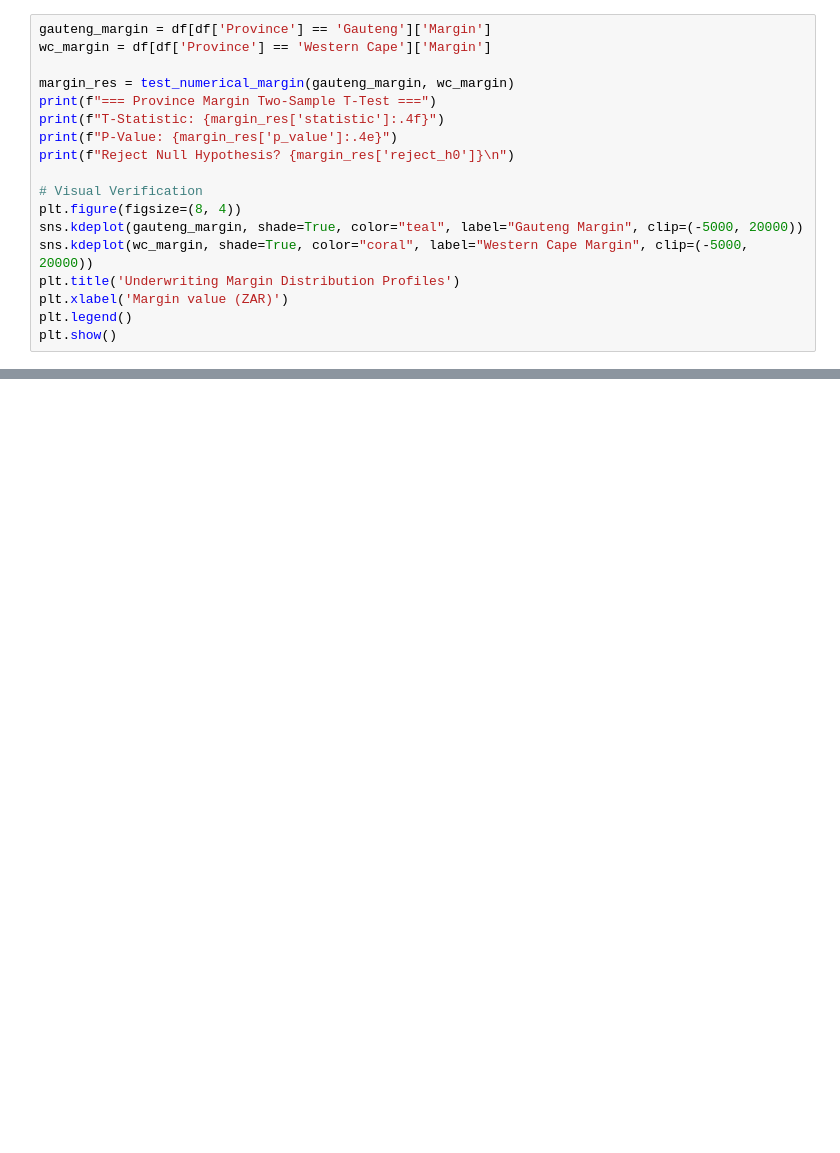
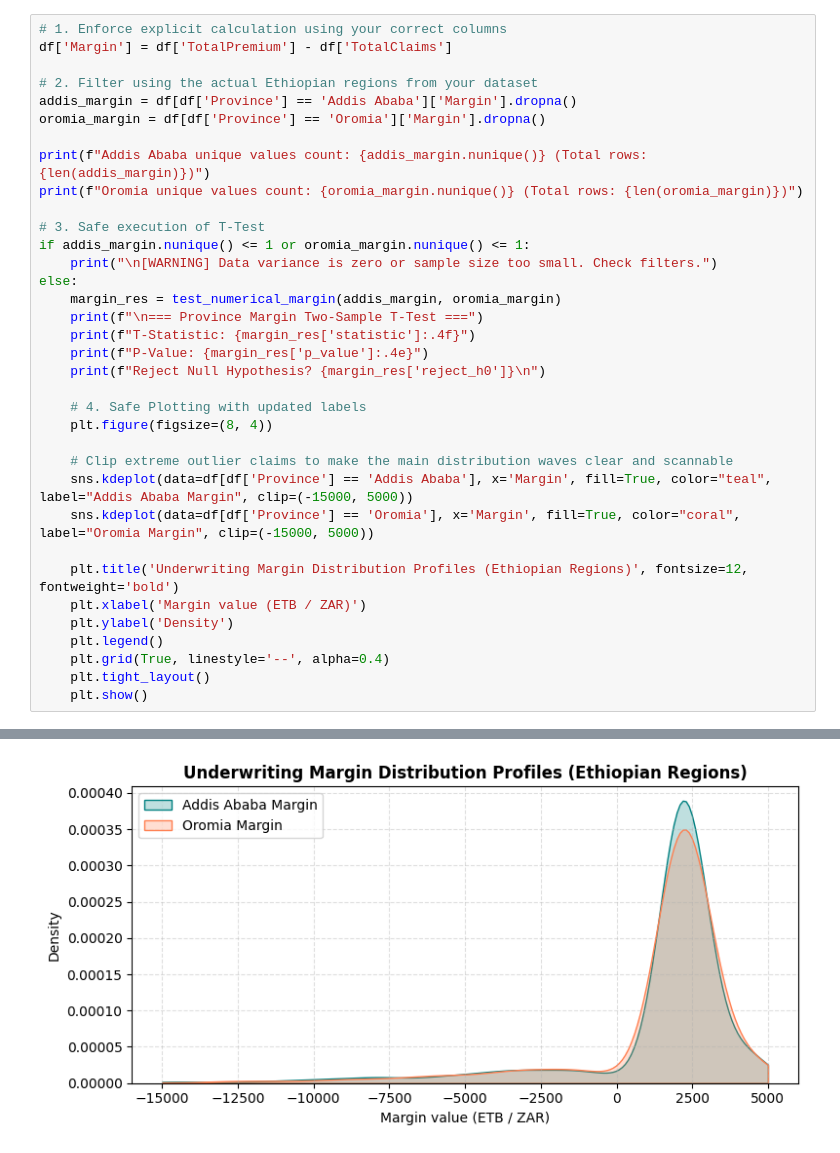
Before and after one commit to mahi7000/insurance-risk-analytics, a Jupyter notebook: notebooks/02_hypothesis_testing.ipynb, the cells around one changed output, grey strips where cells are left out. Cells and saved outputs as stored; diff of their text form; blank space fills up the shorter version.

Commit message:
feat: complete automated statistical testing using local regions

```diff
--- a/notebooks/02_hypothesis_testing.ipynb
+++ b/notebooks/02_hypothesis_testing.ipynb
@@ -46,18 +59,36 @@ print(f"Reject Null Hypothesis? {zip_res['reject_h0']}\n")
 # %%
-gauteng_margin = df[df['Province'] == 'Gauteng']['Margin']
-wc_margin = df[df['Province'] == 'Western Cape']['Margin']
+# 1. Enforce explicit calculation using your correct columns
+df['Margin'] = df['TotalPremium'] - df['TotalClaims']
 
-margin_res = test_numerical_margin(gauteng_margin, wc_margin)
-print(f"=== Province Margin Two-Sample T-Test ===")
-print(f"T-Statistic: {margin_res['statistic']:.4f}")
-print(f"P-Value: {margin_res['p_value']:.4e}")
-print(f"Reject Null Hypothesis? {margin_res['reject_h0']}\n")
+# 2. Filter using the actual Ethiopian regions from your dataset
+addis_margin = df[df['Province'] == 'Addis Ababa']['Margin'].dropna()
+oromia_margin = df[df['Province'] == 'Oromia']['Margin'].dropna()
 
-# Visual Verification
-plt.figure(figsize=(8, 4))
-sns.kdeplot(gauteng_margin, shade=True, color="teal", label="Gauteng Margin", clip=(-5000, 20000))
-sns.kdeplot(wc_margin, shade=True, color="coral", label="Western Cape Margin", clip=(-5000, 20000))
-plt.title('Underwriting Margin Distribution Profiles')
-plt.xlabel('Margin value (ZAR)')
-plt.legend()
-plt.show()
+print(f"Addis Ababa unique values count: {addis_margin.nunique()} (Total rows: {len(addis_margin)})")
+print(f"Oromia unique values count: {oromia_margin.nunique()} (Total rows: {len(oromia_margin)})")
+
+# 3. Safe execution of T-Test
+if addis_margin.nunique() <= 1 or oromia_margin.nunique() <= 1:
+    print("\n[WARNING] Data variance is zero or sample size too small. Check filters.")
+else:
+    margin_res = test_numerical_margin(addis_margin, oromia_margin)
+    print(f"\n=== Province Margin Two-Sample T-Test ===")
+    print(f"T-Statistic: {margin_res['statistic']:.4f}")
+    print(f"P-Value: {margin_res['p_value']:.4e}")
+    print(f"Reject Null Hypothesis? {margin_res['reject_h0']}\n")
+
+    # 4. Safe Plotting with updated labels
+    plt.figure(figsize=(8, 4))
+
+    # Clip extreme outlier claims to make the main distribution waves clear and scannable
+    sns.kdeplot(data=df[df['Province'] == 'Addis Ababa'], x='Margin', fill=True, color="teal", label="Addis Ababa Margin", clip=(-15000, 5000))
+    sns.kdeplot(data=df[df['Province'] == 'Oromia'], x='Margin', fill=True, color="coral", label="Oromia Margin", clip=(-15000, 5000))
+
+    plt.title('Underwriting Margin Distribution Profiles (Ethiopian Regions)', fontsize=12, fontweight='bold')
+    plt.xlabel('Margin value (ETB / ZAR)')
+    plt.ylabel('Density')
+    plt.legend()
+    plt.grid(True, linestyle='--', alpha=0.4)
+    plt.tight_layout()
+    plt.show()
+# %% [output]
@@ -63,0 +102 @@ plt.show()
+[figure, added]
```
Also changed, not shown: parts of 4 cells of this notebook.
